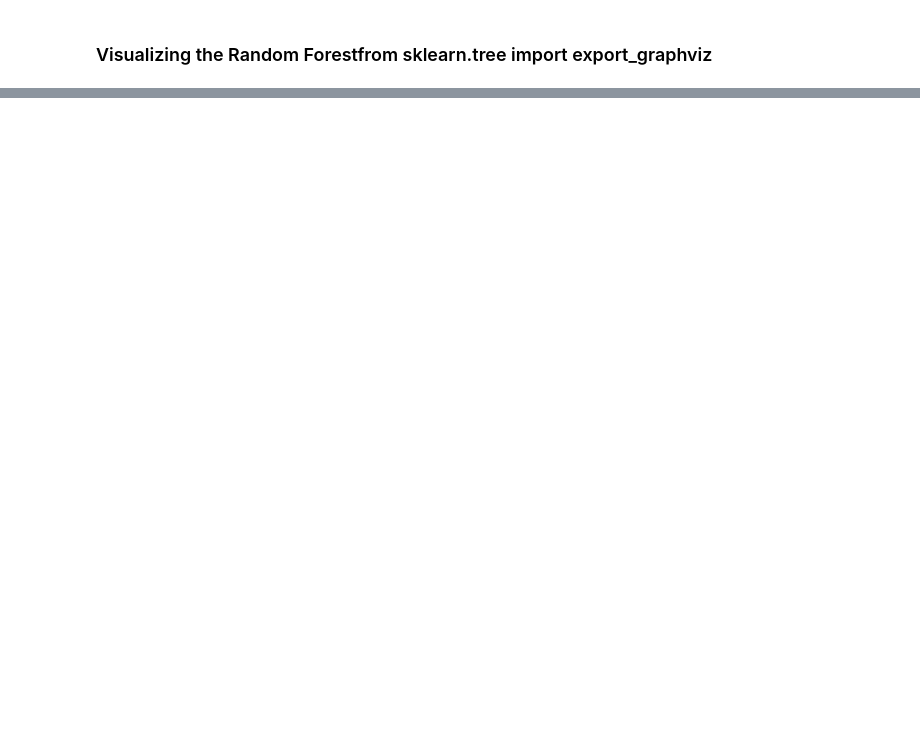
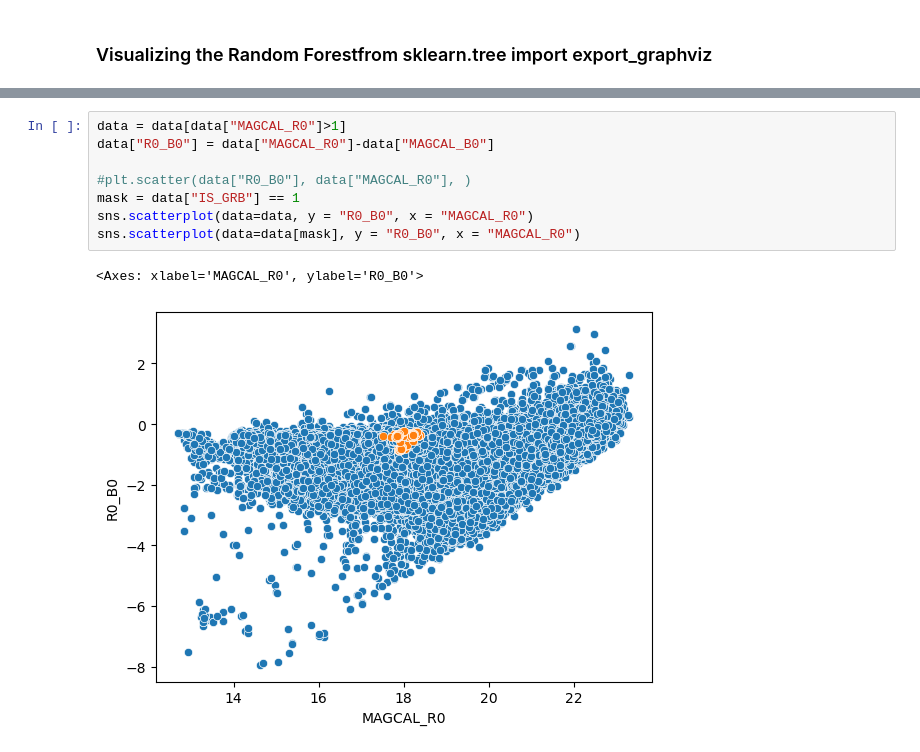
Before and after one commit to jerbeario/vtacML, a Jupyter notebook: RandomForestModel.ipynb, the cells around one changed output, grey strips where cells are left out. Saved outputs shown, nothing was run; the diff lists cells and outputs as text; blank space fills up the shorter version.

```diff
--- a/RandomForestModel.ipynb
+++ b/RandomForestModel.ipynb
@@ -251,3 +284,14 @@ viz = dtreeviz.model(RFmodel.estimators_[2], X, y,
 viz.view(scale=1.4)
 # %% [output]
 <dtreeviz.utils.DTreeVizRender at 0x...>
+# %%
+data = data[data["MAGCAL_R0"]>1]
+data["R0_B0"] = data["MAGCAL_R0"]-data["MAGCAL_B0"]
+
+#plt.scatter(data["R0_B0"], data["MAGCAL_R0"], )
+mask = data["IS_GRB"] == 1
+sns.scatterplot(data=data, y = "R0_B0", x = "MAGCAL_R0")
+sns.scatterplot(data=data[mask], y = "R0_B0", x = "MAGCAL_R0")
+# %% [output]
+<Axes: xlabel='MAGCAL_R0', ylabel='R0_B0'>
+[figure, added]
```
Also changed, not shown: parts of 13 cells of this notebook, 1 other file.
